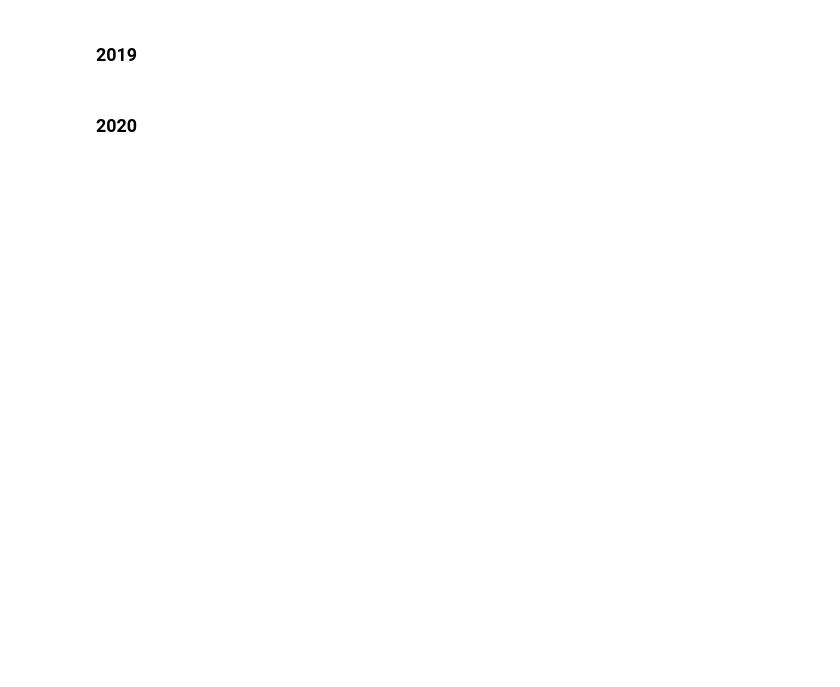
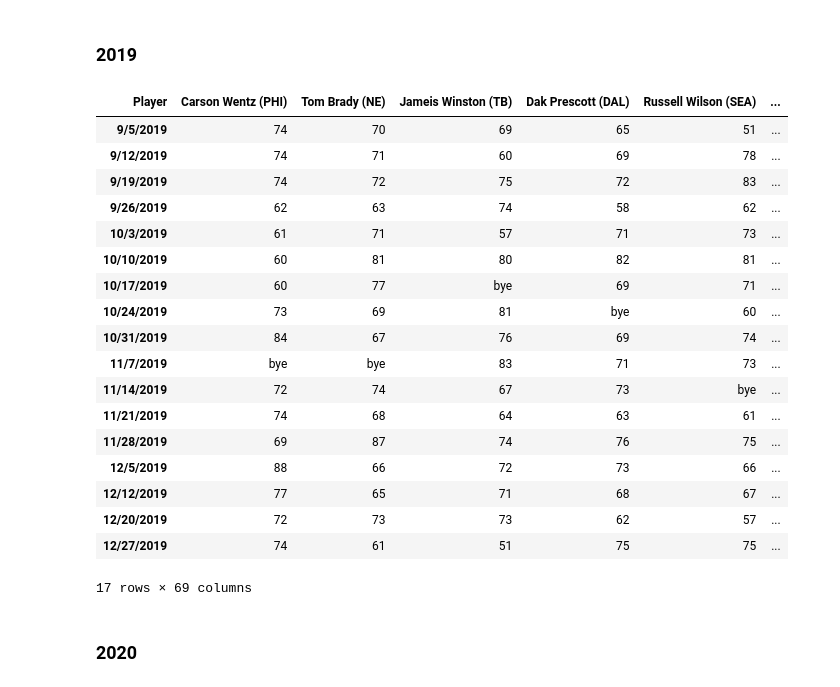
Before and after one commit to meljoy1099/fantasy-football-draft-analysis, a Jupyter notebook: Format FP Data for Time Series.ipynb, the cells around one changed output. Saved outputs shown, nothing was run; the diff lists cells and outputs as text; code cells hidden in the pictures; blank space fills up the shorter version.

```diff
--- a/Format FP Data for Time Series.ipynb
+++ b/Format FP Data for Time Series.ipynb
@@ -180,6 +269,41 @@ qb_2019_list[16]['Date'] = pd.to_datetime('12/27/2019')
 
 # Merge dataframe with dates
 qb_2019_df = pd.concat(qb_2019_list, axis=0, ignore_index=True).dropna()
+# %%
+# load in player fantasy stats data as player_df
+snap_2019_df = pd.read_csv('data/snaps/2019_SnapCounts.csv')
+snap_2019_df = snap_2019_df.dropna()
+snap_2019_df['player_team'] = snap_2019_df['Player'] + ' ('+ snap_2019_df['Team'] + ')'
+snap_2019_df = snap_2019_df.drop(columns = ['Player', 'Team'], axis = 1)
+snap_2019_df = snap_2019_df.rename(columns = {'player_team':'Player'}).set_index('Player')
+snap_2019_df = snap_2019_df.loc[snap_2019_df['Pos'] == 'QB']
+snap_2019_df = snap_2019_df.rename(columns = {'1':'9/5/2019', '2':'9/12/2019', '3':'9/19/2019', '4':'9/26/2019'
+                                             , '5':'10/3/2019', '6':'10/10/2019', '7':'10/17/2019', '8':'10/24/2019'
+                                             , '9':'10/31/2019', '10':'11/7/2019', '11':'11/14/2019', '12':'11/21/2019'
+                                             , '13':'11/28/2019', '14':'12/5/2019', '15':'12/12/2019', '16':'12/20/2019'
+                                             , '17':'12/27/2019'})
+snap_2019_df= snap_2019_df.drop(columns = ['Pos', 'TTL', 'AVG'], axis=1).T
+snap_2019_df
+# %% [output]
+| Player | Carson Wentz (PHI) | Tom Brady (NE) | Jameis Winston (TB) | Dak Prescott (DAL) | Russell Wilson (SEA) | ... |
+| 9/5/2019 | 74 | 70 | 69 | 65 | 51 | ... |
+| 9/12/2019 | 74 | 71 | 60 | 69 | 78 | ... |
+| 9/19/2019 | 74 | 72 | 75 | 72 | 83 | ... |
+| 9/26/2019 | 62 | 63 | 74 | 58 | 62 | ... |
+| 10/3/2019 | 61 | 71 | 57 | 71 | 73 | ... |
+| 10/10/2019 | 60 | 81 | 80 | 82 | 81 | ... |
+| 10/17/2019 | 60 | 77 | bye | 69 | 71 | ... |
+| 10/24/2019 | 73 | 69 | 81 | bye | 60 | ... |
+| 10/31/2019 | 84 | 67 | 76 | 69 | 74 | ... |
+| 11/7/2019 | bye | bye | 83 | 71 | 73 | ... |
+| 11/14/2019 | 72 | 74 | 67 | 73 | bye | ... |
+| 11/21/2019 | 74 | 68 | 64 | 63 | 61 | ... |
+| 11/28/2019 | 69 | 87 | 74 | 76 | 75 | ... |
+| 12/5/2019 | 88 | 66 | 72 | 73 | 66 | ... |
+| 12/12/2019 | 77 | 65 | 71 | 68 | 67 | ... |
+| 12/20/2019 | 72 | 73 | 73 | 62 | 57 | ... |
+| 12/27/2019 | 74 | 61 | 51 | 75 | 75 | ... |
+17 rows × 69 columns
 # %% [markdown]
 ### 2020
 # %%
```
Also changed, not shown: parts of 10 cells of this notebook, 9 other files.
